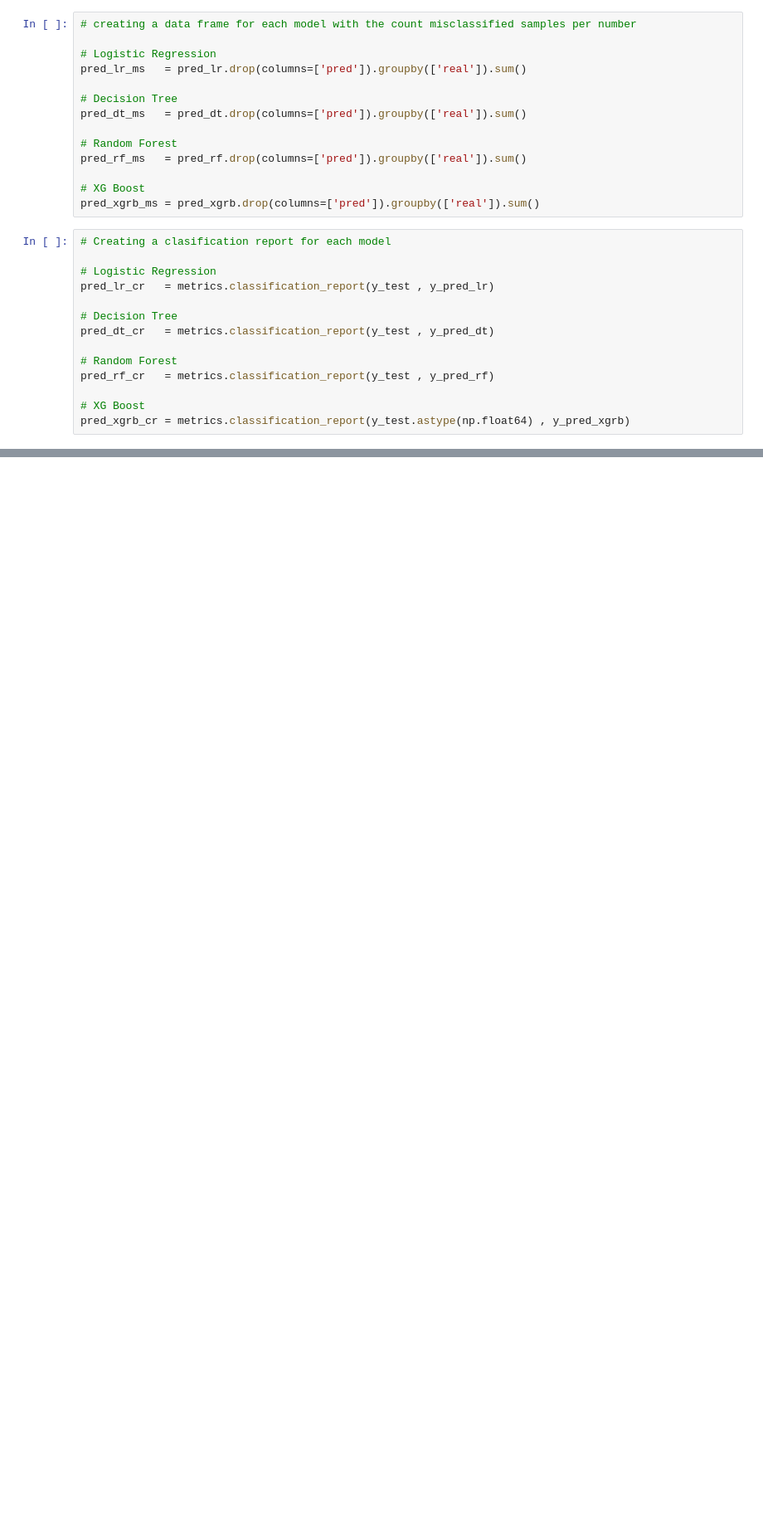
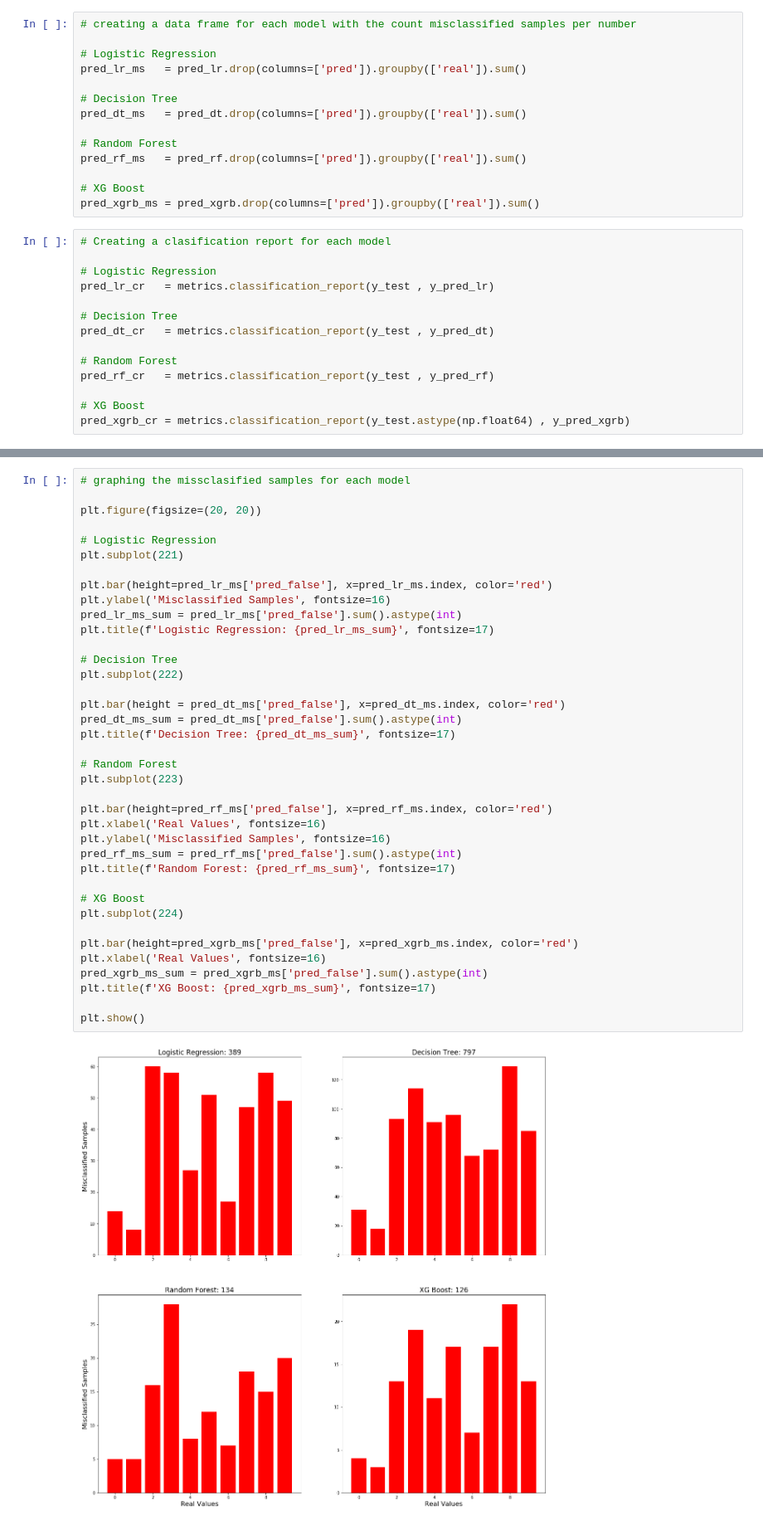
Before and after one commit to Alexisbiancotti/Image_Classification_Algorithm, a Jupyter notebook: Image_Classification_Algorithm_Testing.ipynb, the cells around one changed output, grey strips where cells are left out. Shown: that part at 83% size. Cells and saved outputs as stored; diff of their text form; blank space fills up the shorter version.

```diff
--- a/Image_Classification_Algorithm_Testing.ipynb
+++ b/Image_Classification_Algorithm_Testing.ipynb
@@ -173,0 +219,40 @@ pred_xgrb_cr
+# %%
+# graphing the missclasified samples for each model
+
+plt.figure(figsize=(20, 20))
+
+# Logistic Regression
+plt.subplot(221)
+
+plt.bar(height=pred_lr_ms['pred_false'], x=pred_lr_ms.index, color='red')
+plt.ylabel('Misclassified Samples', fontsize=16)
+pred_lr_ms_sum = pred_lr_ms['pred_false'].sum().astype(int)
+plt.title(f'Logistic Regression: {pred_lr_ms_sum}', fontsize=17)
+
+# Decision Tree
+plt.subplot(222)
+
+plt.bar(height = pred_dt_ms['pred_false'], x=pred_dt_ms.index, color='red')
+pred_dt_ms_sum = pred_dt_ms['pred_false'].sum().astype(int)
+plt.title(f'Decision Tree: {pred_dt_ms_sum}', fontsize=17)
+
+# Random Forest
+plt.subplot(223)
+
+plt.bar(height=pred_rf_ms['pred_false'], x=pred_rf_ms.index, color='red')
+plt.xlabel('Real Values', fontsize=16)
+plt.ylabel('Misclassified Samples', fontsize=16)
+pred_rf_ms_sum = pred_rf_ms['pred_false'].sum().astype(int)
+plt.title(f'Random Forest: {pred_rf_ms_sum}', fontsize=17)
+
+# XG Boost
+plt.subplot(224)
+
+plt.bar(height=pred_xgrb_ms['pred_false'], x=pred_xgrb_ms.index, color='red')
+plt.xlabel('Real Values', fontsize=16)
+pred_xgrb_ms_sum = pred_xgrb_ms['pred_false'].sum().astype(int)
+plt.title(f'XG Boost: {pred_xgrb_ms_sum}', fontsize=17)
+
+plt.show()
+# %% [output]
+[figure, added]
```
Also changed, not shown: parts of 28 cells of this notebook, 5 other files.
